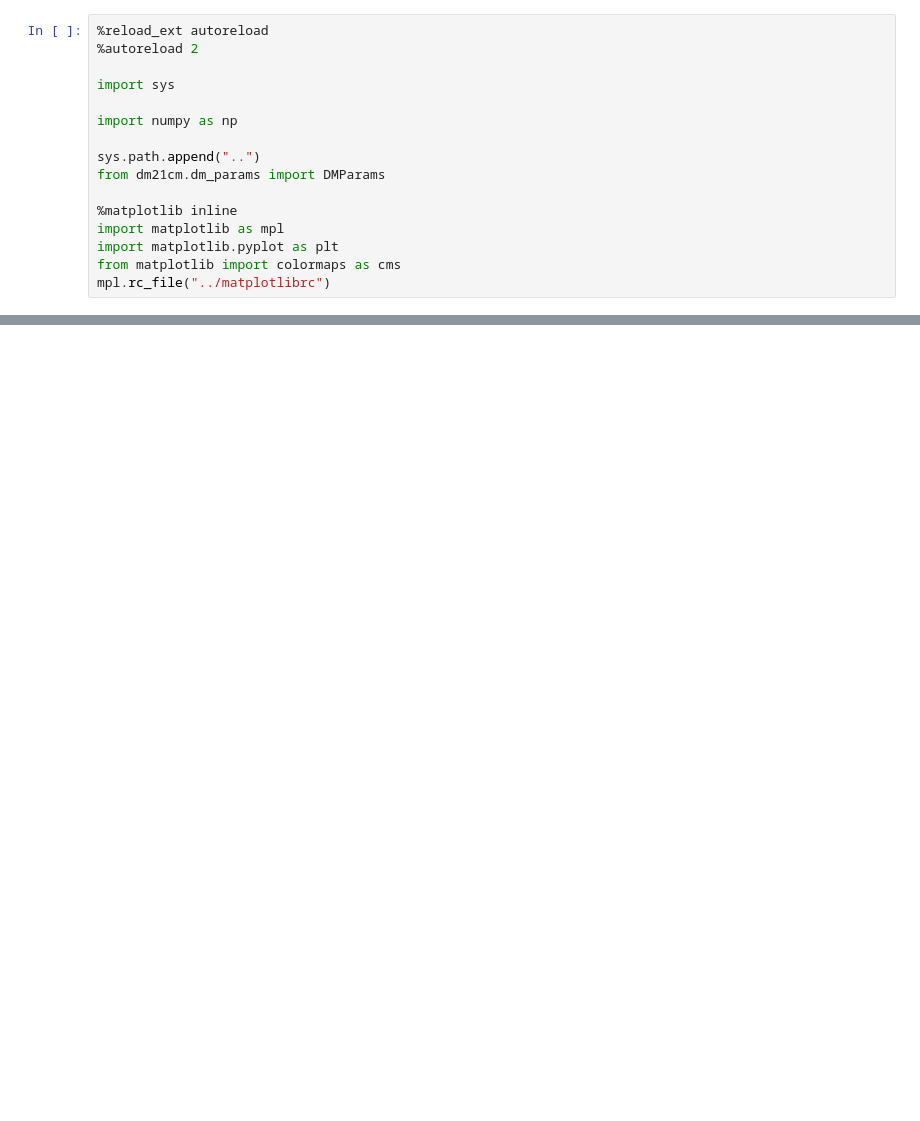
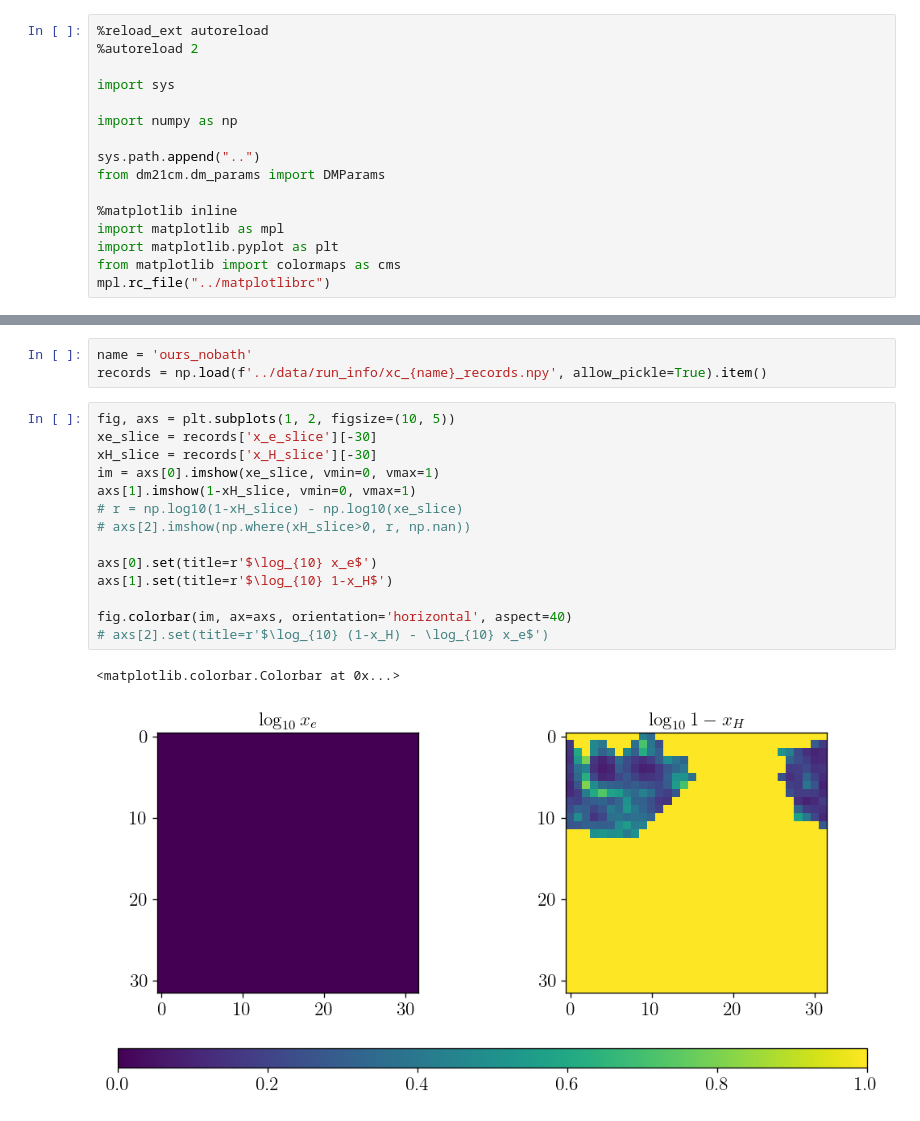
Before and after one commit to yitiansun/DM21cm, a Jupyter notebook: notebooks/plotting_simple.ipynb, the cells around one changed output, grey strips where cells are left out. Saved outputs shown, nothing was run; the diff lists cells and outputs as text; blank space fills up the shorter version.

```diff
--- a/notebooks/plotting_simple.ipynb
+++ b/notebooks/plotting_simple.ipynb
@@ -68,0 +77,20 @@ axs[3].legend(fontsize=10)
+# %%
+name = 'ours_nobath'
+records = np.load(f'../data/run_info/xc_{name}_records.npy', allow_pickle=True).item()
+# %%
+fig, axs = plt.subplots(1, 2, figsize=(10, 5))
+xe_slice = records['x_e_slice'][-30]
+xH_slice = records['x_H_slice'][-30]
+im = axs[0].imshow(xe_slice, vmin=0, vmax=1)
+axs[1].imshow(1-xH_slice, vmin=0, vmax=1)
+# r = np.log10(1-xH_slice) - np.log10(xe_slice)
+# axs[2].imshow(np.where(xH_slice>0, r, np.nan))
+
+axs[0].set(title=r'$\log_{10} x_e$')
+axs[1].set(title=r'$\log_{10} 1-x_H$')
+
+fig.colorbar(im, ax=axs, orientation='horizontal', aspect=40)
+# axs[2].set(title=r'$\log_{10} (1-x_H) - \log_{10} x_e$')
+# %% [output]
+<matplotlib.colorbar.Colorbar at 0x...>
+[figure, added]
```
Also changed, not shown: parts of 2 cells of this notebook, 6 other files.
